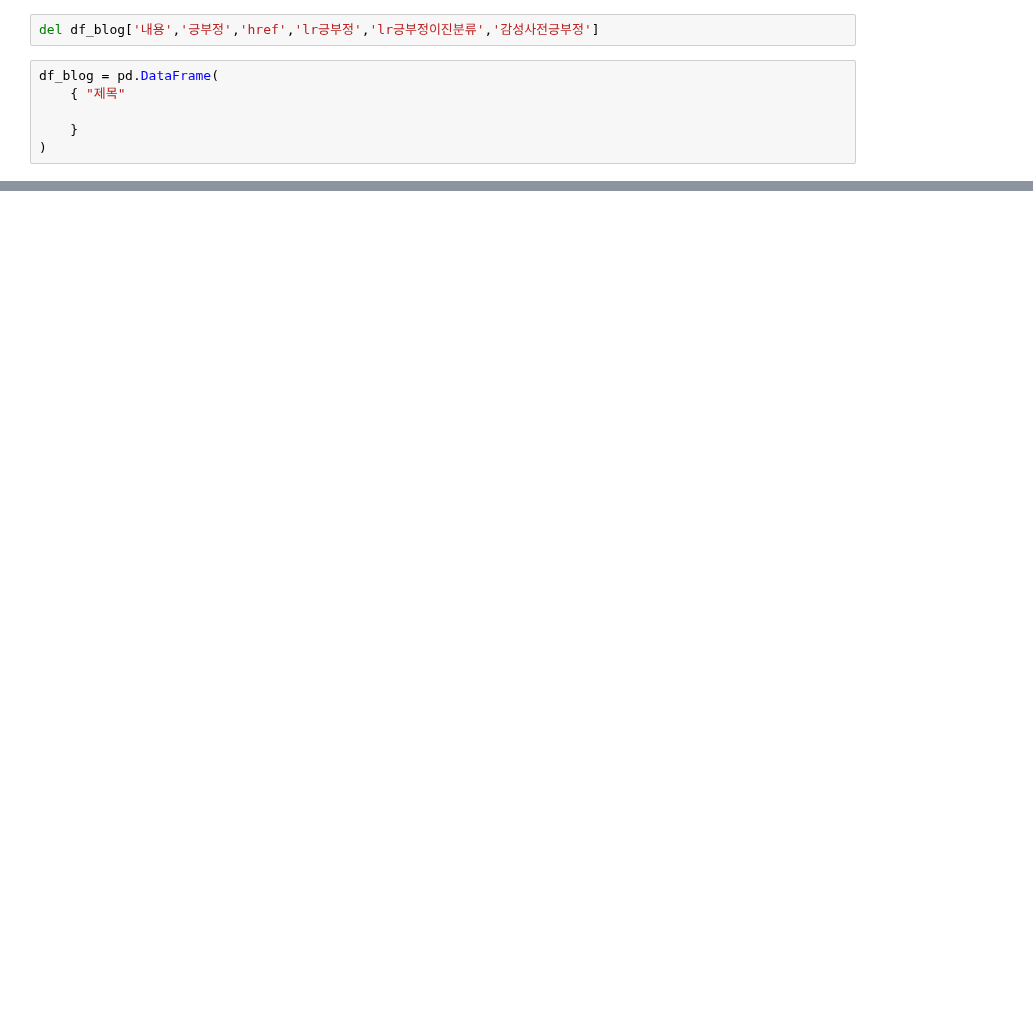
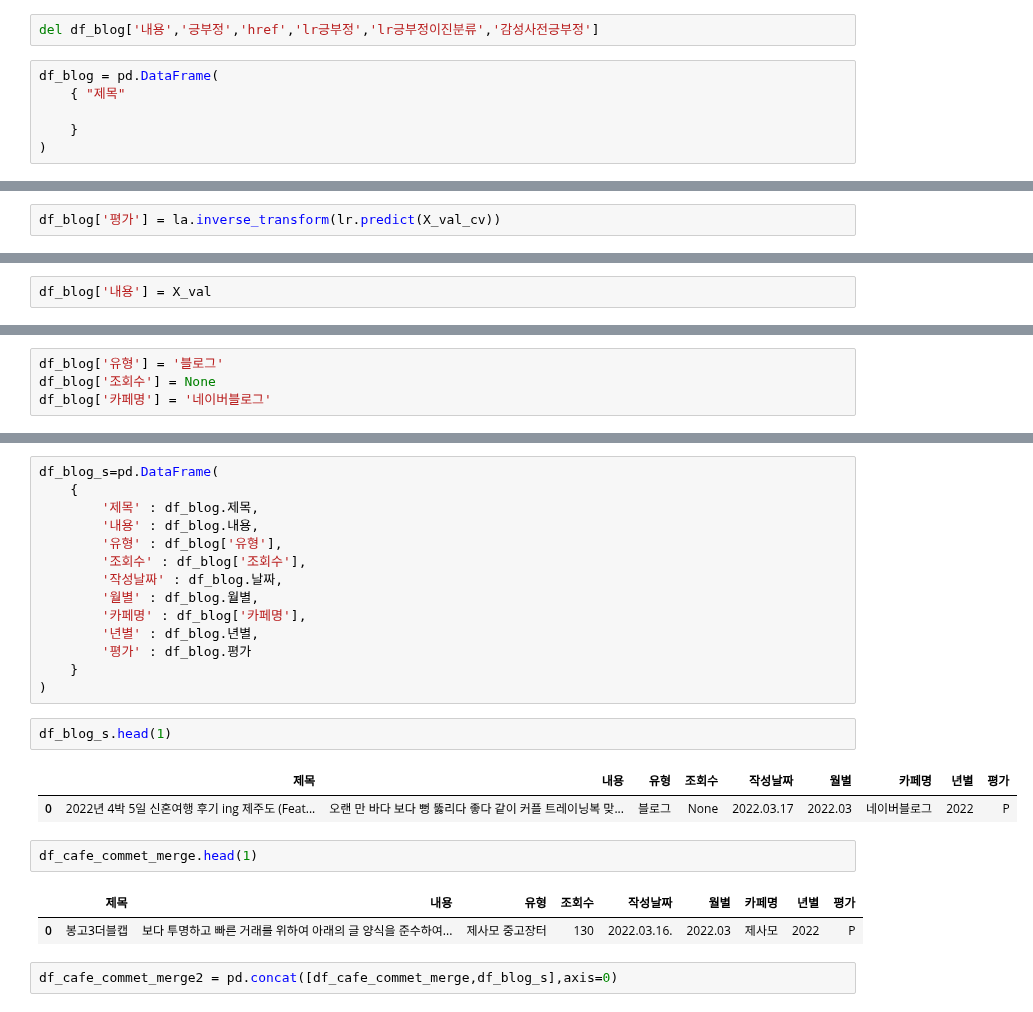
Before and after one commit to minwooking/Jeju_Electric_Vehicle_analysis, a Jupyter notebook: 전기차데이터통합분석.ipynb, the cells around one changed output, grey strips where cells are left out. Drawn from its saved outputs; the diff is of its cells as text; blank space fills up the shorter version.

```diff
--- a/전기차데이터통합분석.ipynb
+++ b/전기차데이터통합분석.ipynb
@@ -357,0 +489,2 @@ df_blog = pd.DataFrame(
+# %%
+df_blog['평가'] = la.inverse_transform(lr.predict(X_val_cv))
@@ -357,0 +496,2 @@ df_blog = pd.DataFrame(
+# %%
+df_blog['내용'] = X_val
@@ -357,0 +505,4 @@ df_blog = pd.DataFrame(
+# %%
+df_blog['유형'] = '블로그'
+df_blog['조회수'] = None
+df_blog['카페명'] = '네이버블로그'
@@ -357,0 +514,26 @@ df_blog = pd.DataFrame(
+# %%
+df_blog_s=pd.DataFrame(
+    {
+        '제목' : df_blog.제목,
+        '내용' : df_blog.내용,
+        '유형' : df_blog['유형'],
+        '조회수' : df_blog['조회수'],
+        '작성날짜' : df_blog.날짜,
+        '월별' : df_blog.월별,
+        '카페명' : df_blog['카페명'],
+        '년별' : df_blog.년별,
+        '평가' : df_blog.평가
+    }
+)
+# %%
+df_blog_s.head(1)
+# %% [output]
+|  | 제목 | 내용 | 유형 | 조회수 | 작성날짜 | 월별 | 카페명 | 년별 | 평가 |
+| 0 | 2022년 4박 5일 신혼여행 후기 ing 제주도 (Feat... | 오랜 만 바다 보다 뻥 뚫리다 좋다 같이 커플 트레이닝복 맞... | 블로그 | None | 2022.03.17 | 2022.03 | 네이버블로그 | 2022 | P |
+# %%
+df_cafe_commet_merge.head(1)
+# %% [output]
+|  | 제목 | 내용 | 유형 | 조회수 | 작성날짜 | 월별 | 카페명 | 년별 | 평가 |
+| 0 | 봉고3더블캡 | 보다 투명하고 빠른 거래를 위하여 아래의 글 양식을 준수하여... | 제사모 중고장터 | 130 | 2022.03.16. | 2022.03 | 제사모 | 2022 | P |
+# %%
+df_cafe_commet_merge2 = pd.concat([df_cafe_commet_merge,df_blog_s],axis=0)
```
Also changed, not shown: parts of 55 cells of this notebook, 2 other files.
